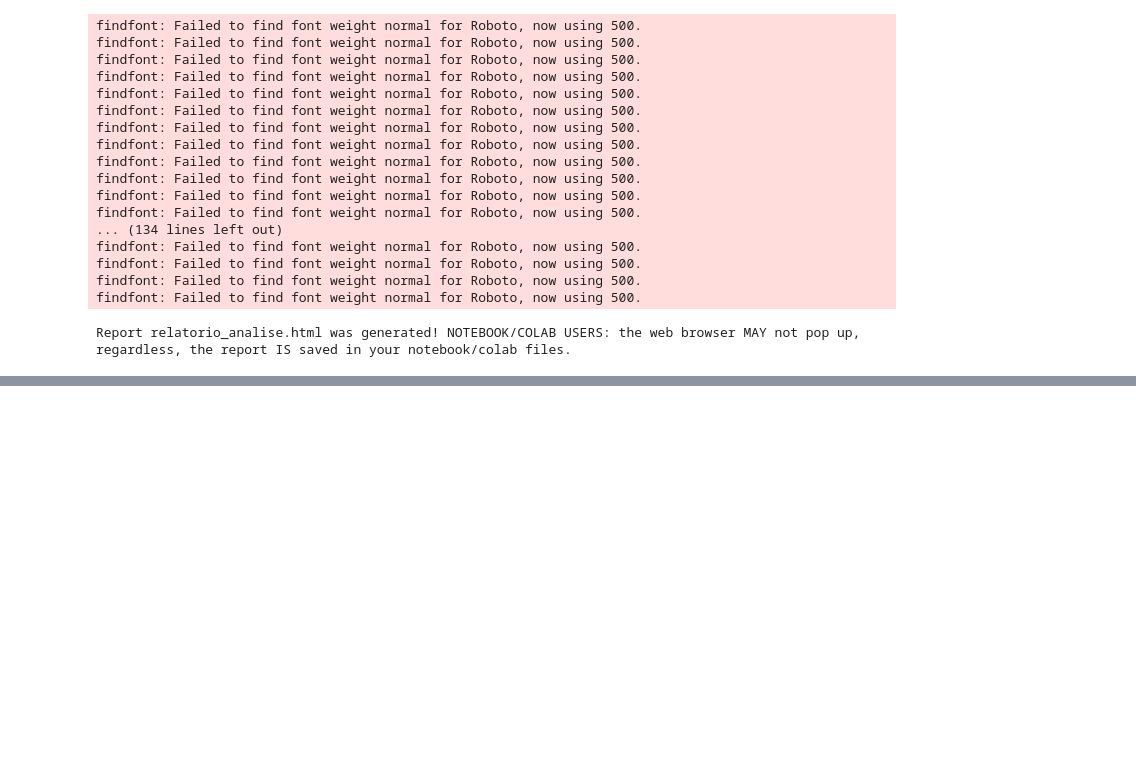
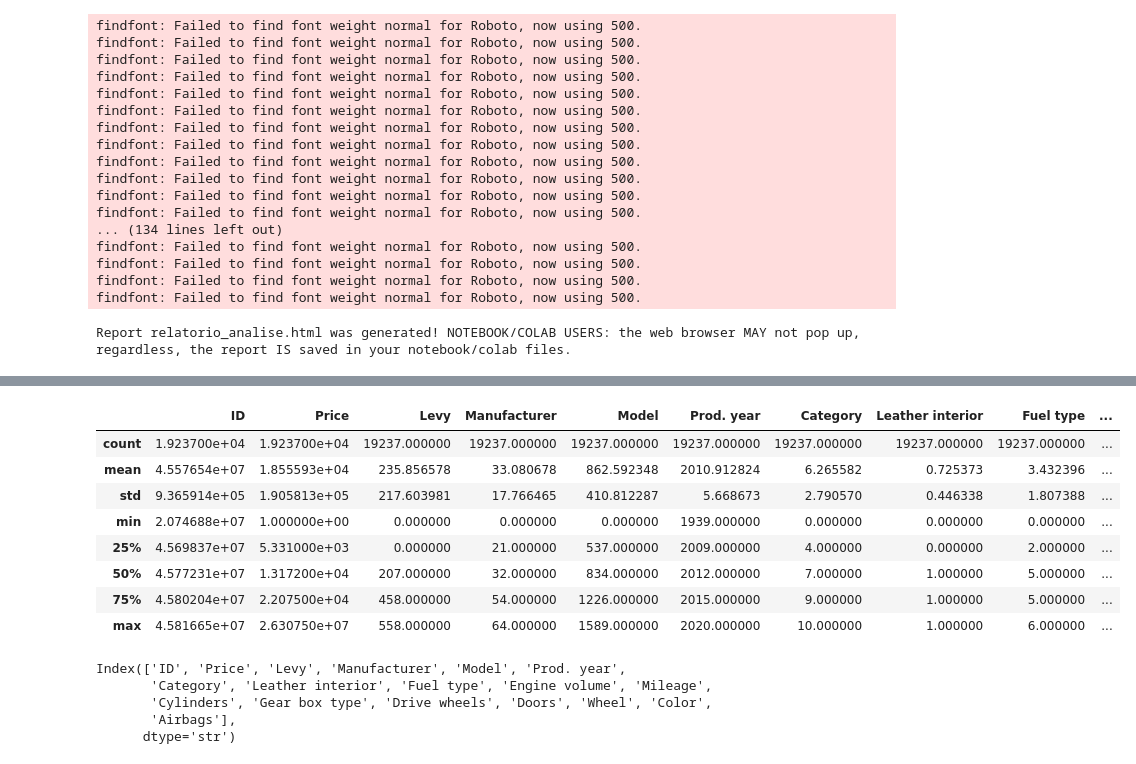
Before and after one commit to Divangamene/Modelo-de-Previs-o-de-Pre-os-de-Autom-veis, a Jupyter notebook: projecto.ipynb, the cells around one changed output, grey strips where cells are left out. Cells and saved outputs as stored; diff of their text form; code cells hidden in the pictures; blank space fills up the shorter version.

```diff
--- a/projecto.ipynb
+++ b/projecto.ipynb
@@ -165,0 +159,20 @@ dataset.index
+# %%
+dataset.describe()
+# %% [output]
+|  | ID | Price | Levy | Manufacturer | Model | Prod. year | Category | Leather interior | Fuel type | ... |
+| count | 1.923700e+04 | 1.923700e+04 | 19237.000000 | 19237.000000 | 19237.000000 | 19237.000000 | 19237.000000 | 19237.000000 | 19237.000000 | ... |
+| mean | 4.557654e+07 | 1.855593e+04 | 235.856578 | 33.080678 | 862.592348 | 2010.912824 | 6.265582 | 0.725373 | 3.432396 | ... |
+| std | 9.365914e+05 | 1.905813e+05 | 217.603981 | 17.766465 | 410.812287 | 5.668673 | 2.790570 | 0.446338 | 1.807388 | ... |
+| min | 2.074688e+07 | 1.000000e+00 | 0.000000 | 0.000000 | 0.000000 | 1939.000000 | 0.000000 | 0.000000 | 0.000000 | ... |
+| 25% | 4.569837e+07 | 5.331000e+03 | 0.000000 | 21.000000 | 537.000000 | 2009.000000 | 4.000000 | 0.000000 | 2.000000 | ... |
+| 50% | 4.577231e+07 | 1.317200e+04 | 207.000000 | 32.000000 | 834.000000 | 2012.000000 | 7.000000 | 1.000000 | 5.000000 | ... |
+| 75% | 4.580204e+07 | 2.207500e+04 | 458.000000 | 54.000000 | 1226.000000 | 2015.000000 | 9.000000 | 1.000000 | 5.000000 | ... |
+| max | 4.581665e+07 | 2.630750e+07 | 558.000000 | 64.000000 | 1589.000000 | 2020.000000 | 10.000000 | 1.000000 | 6.000000 | ... |
+# %%
+dataset.columns
+# %% [output]
+Index(['ID', 'Price', 'Levy', 'Manufacturer', 'Model', 'Prod. year',
+       'Category', 'Leather interior', 'Fuel type', 'Engine volume', 'Mileage',
+       'Cylinders', 'Gear box type', 'Drive wheels', 'Doors', 'Wheel', 'Color',
+       'Airbags'],
+      dtype='str')
```
Also changed, not shown: parts of 12 cells of this notebook.
